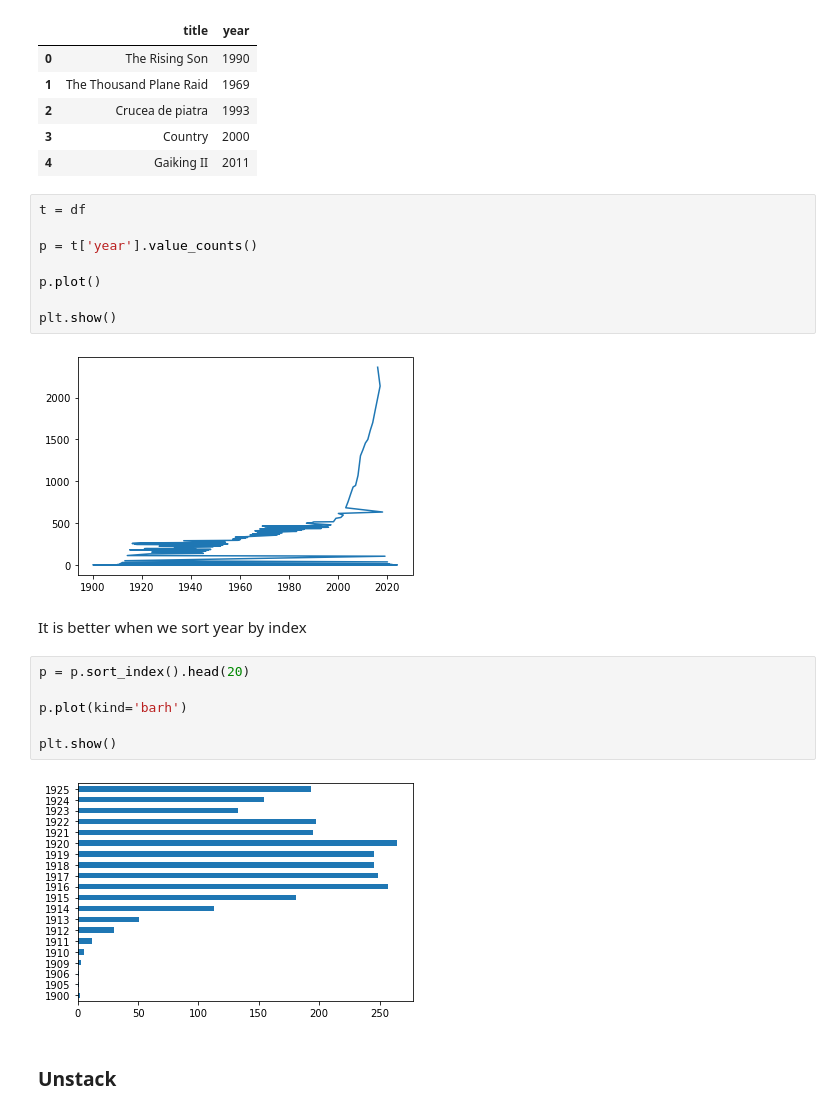
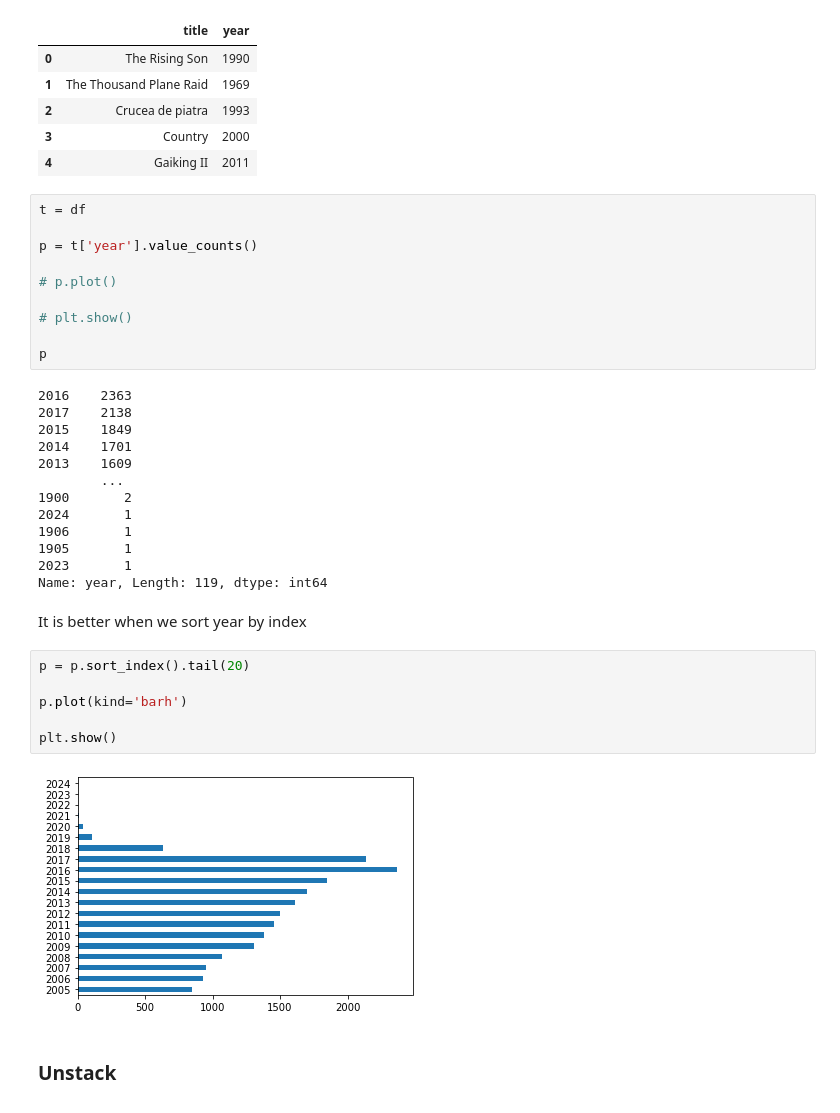
Before and after one commit to oderofrancis/pandas, a Jupyter notebook: pandas.ipynb, the cells around one changed output. Saved outputs shown, nothing was run; the diff lists cells and outputs as text.

```diff
--- a/pandas.ipynb
+++ b/pandas.ipynb
@@ -18,21 +18,34 @@ t = df
 
 p = t['year'].value_counts()
 
-p.plot()
+# p.plot()
 
-plt.show()
+# plt.show()
+
+p
 # %% [output]
-[figure, removed]
+2016    2363
+2017    2138
+2015    1849
+2014    1701
+2013    1609
+        ...
+1900       2
+2024       1
+1906       1
+1905       1
+2023       1
+Name: year, Length: 119, dtype: int64
 # %% [markdown]
 It is better when we sort year by index
 # %%
-p = p.sort_index().head(20)
+p = p.sort_index().tail(20)
 
 p.plot(kind='barh')
 
 plt.show()
 # %% [output]
-[figure, old version]
+[figure, new version]
 # %% [markdown]
 ### Unstack
 # %%
```
Also changed, not shown: parts of 25 cells of this notebook.
